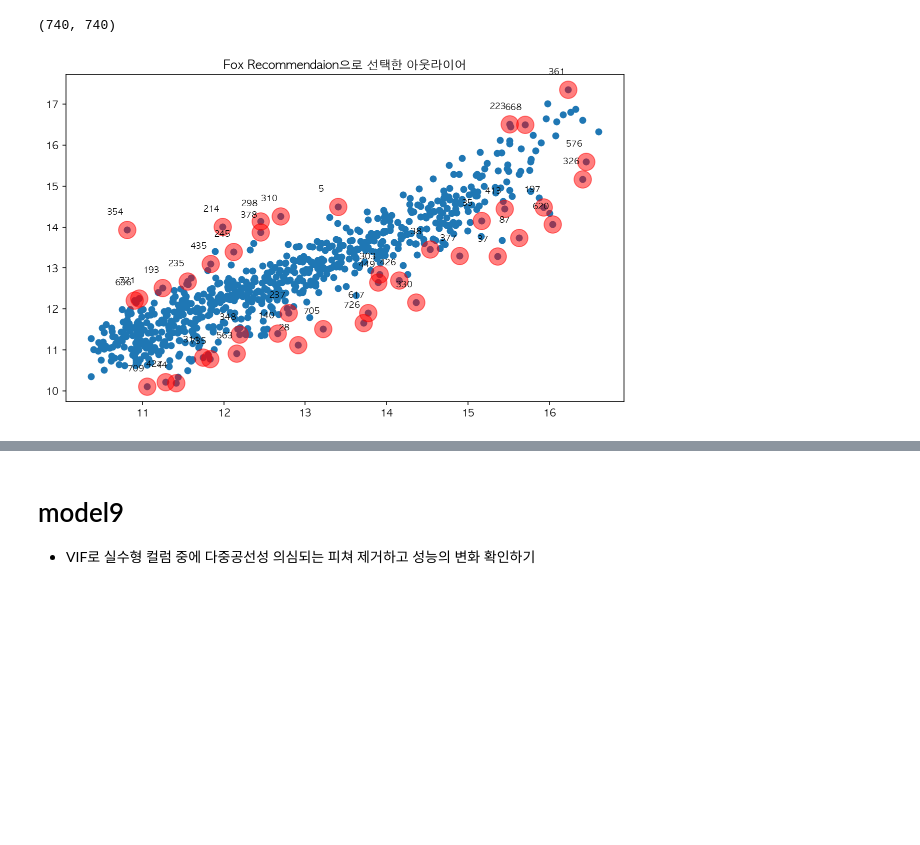
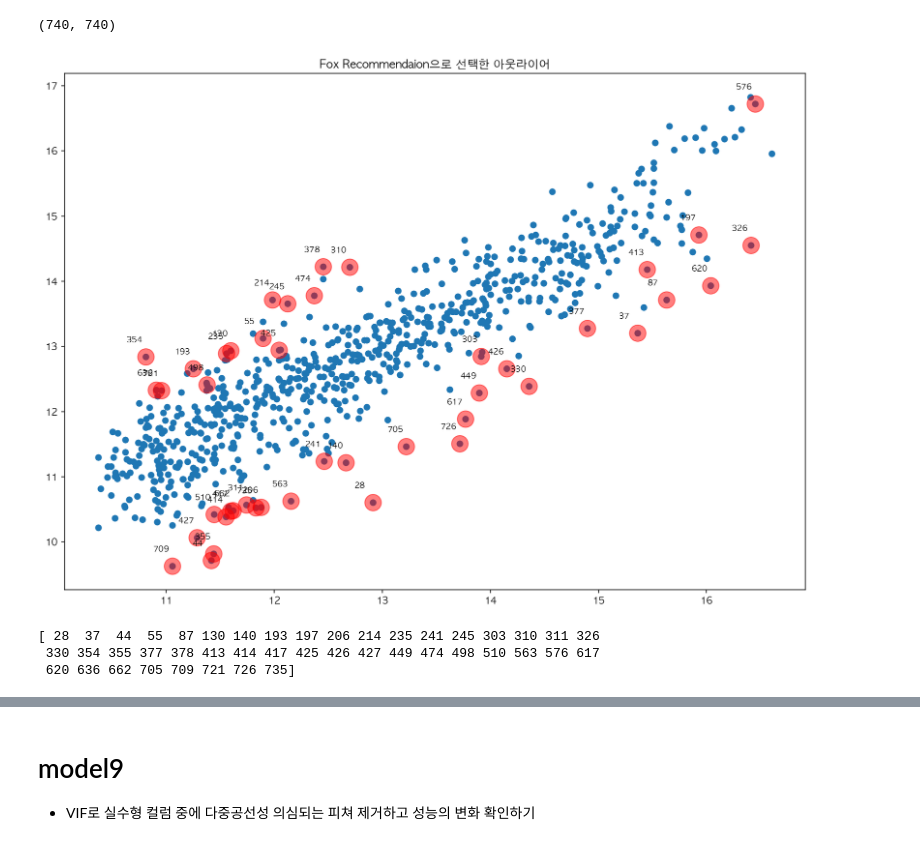
Before and after one commit to yeejun007/linear_regression_project, a Jupyter notebook: yeejun/OLS2/final_presentation_models-Copy1.ipynb, the cells around one changed output, grey strips where cells are left out. Drawn from its saved outputs; the diff is of its cells as text; code cells hidden in the pictures; blank space fills up the shorter version.

```diff
--- a/yeejun/OLS2/final_presentation_models-Copy1.ipynb
+++ b/yeejun/OLS2/final_presentation_models-Copy1.ipynb
@@ -769,7 +769,7 @@ df7['rating_audiences_0to1'] = df7['rating_audiences'].apply(lambda rate: 1 if r
 # 16개의 독립변수 사용
 
 feature_names = ['screen**(4/7)', 'expert_rating', 'audience_rating', 'running_times',
-                 'actor_power', 'director_power', 'np.log(before_news_0to1)', 'np.log(after_news_0to1)', 'rating_audiences**(3/7)', 'rating_audiences**2']
+                 'actor_power', 'director_power', 'np.log(before_news_0to1)', 'np.log(after_news_0to1)', 'np.log(rating_audiences_0to1)']
 feature_names = ["scale({})".format(name) for name in feature_names] + ['dist_cat', 'C(holiday)',
                                                                         'nation', 'genre', 'rate', 'C(sequel)', 'C(original)']
 model7 = sm.OLS.from_formula(
@@ -877,7 +877,7 @@ df8 = df7.copy()
 # sm.graphics.influence_plot(result7, plot_alpha=0.3)
 # plt.show()
 # %%
-X = df8[['screen', 'expert_rating', 'audience_rating', 'running_times', 'actor_power', 'director_power', 'before_news_0to1', 'after_news_0to1', 'rating_audiences', 'holiday', 'dist_cat',
+X = df8[['screen', 'expert_rating', 'audience_rating', 'running_times', 'actor_power', 'director_power', 'before_news_0to1', 'after_news_0to1', 'rating_audiences_0to1', 'holiday', 'dist_cat',
                                'nation', 'genre', 'rate', 'sequel', 'original']]
 dfy = df8['log_aud']
 # %%
@@ -889,19 +889,25 @@ pred = result7.predict(X)
 # %%
 from statsmodels.graphics import utils
 
-plt.figure(figsize=(10, 6))
+plt.figure(figsize=(14, 10))
 
 influence = result7.get_influence()
 cooks_d2, pvals = influence.cooks_distance
 fox_cr = 4 / (740 - 36 - 1)
 idx = np.where(cooks_d2 > fox_cr)[0]
 
 ax = plt.subplot()
 plt.scatter(dfy, pred)
 plt.scatter(dfy[idx], pred[idx], s=300, c="r", alpha=0.5)
 utils.annotate_axes(range(len(idx)), idx,
                     list(zip(dfy[idx], pred[idx])), [(-20, 15)] * len(idx), size="small", ax=ax)
 plt.title("Fox Recommendaion으로 선택한 아웃라이어")
 plt.show()
 # %% [output]
-[figure, old version]
+[figure, new version]
+# %%
+print(idx)
+# %% [output]
+[ 28  37  44  55  87 130 140 193 197 206 214 235 241 245 303 310 311 326
+ 330 354 355 377 378 413 414 417 425 426 427 449 474 498 510 563 576 617
+ 620 636 662 705 709 721 726 735]
```
Also changed, not shown: parts of 29 cells of this notebook.
